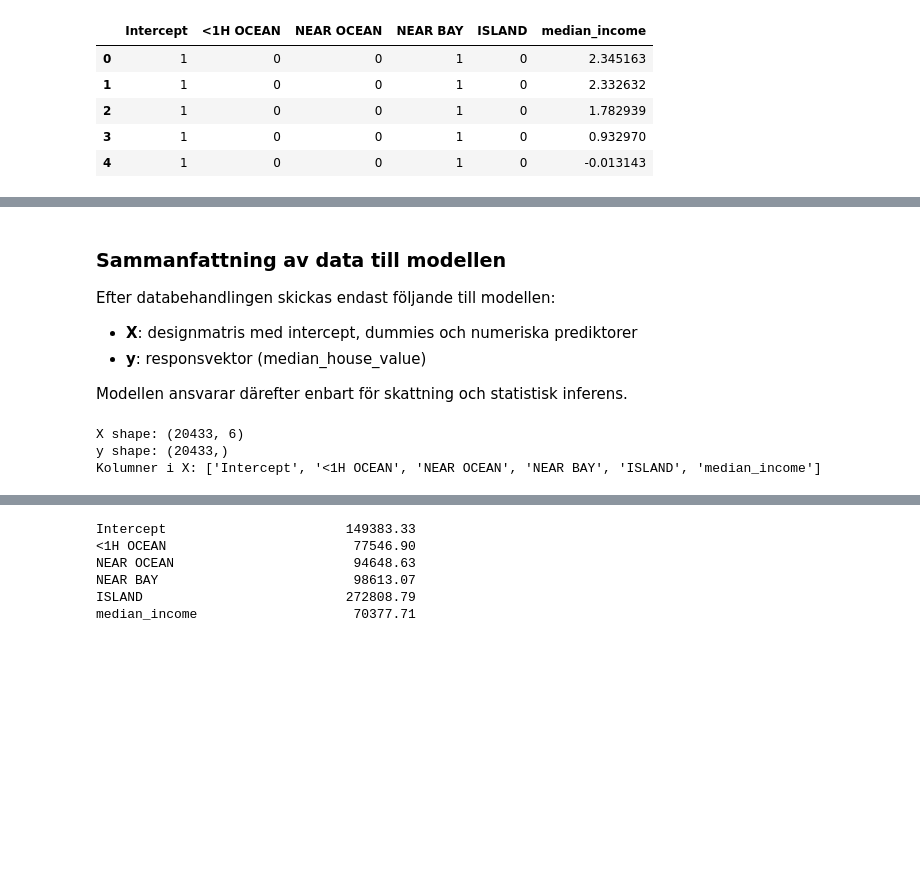
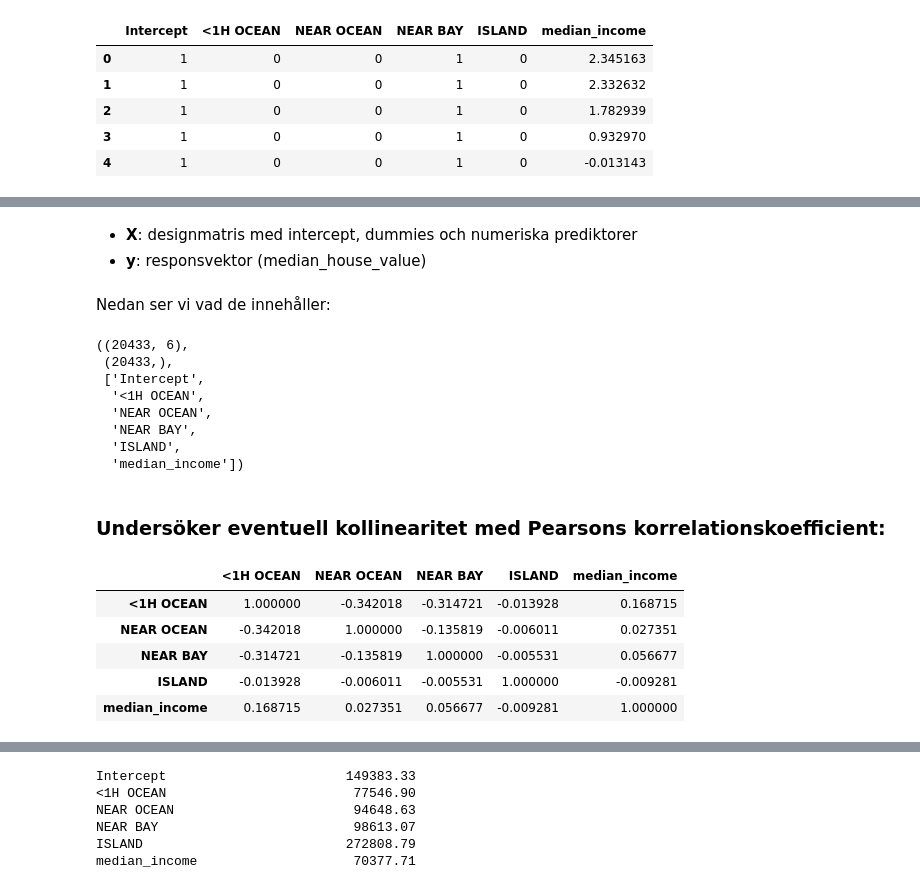
Before and after one commit to F-Degerman/statistical-methods-FANNY-DEGERMAN, a Jupyter notebook: Laboration-Statistik/housing_linear_regression_analysis.ipynb, the cells around one changed output, grey strips where cells are left out. Cells and saved outputs as stored; diff of their text form; code cells hidden in the pictures; blank space fills up the shorter version.

Commit message:
Sorterar och lägger till rubriker. Tar bort upprepningar osv. Lägger till RMSE bl.a

```diff
--- a/Laboration-Statistik/housing_linear_regression_analysis.ipynb
+++ b/Laboration-Statistik/housing_linear_regression_analysis.ipynb
@@ -380,17 +374,34 @@ X_mat = X.to_numpy(dtype=float)
 y_vec = y
 # %% [markdown]
-### Sammanfattning av data till modellen
-
-Efter databehandlingen skickas endast följande till modellen:
 - **X**: designmatris med intercept, dummies och numeriska prediktorer
 - **y**: responsvektor (median_house_value)
-
-Modellen ansvarar därefter enbart för skattning och statistisk inferens.
+# %% [markdown]
+Nedan ser vi vad de innehåller:
 # %%
-print("X shape:", X_mat.shape)
-print("y shape:", y_vec.shape)
-print("Kolumner i X:", list(X.columns))
+X_mat.shape, y_vec.shape, list(X.columns)
 # %% [output]
-X shape: (20433, 6)
-y shape: (20433,)
-Kolumner i X: ['Intercept', '<1H OCEAN', 'NEAR OCEAN', 'NEAR BAY', 'ISLAND', 'median_income']
+((20433, 6),
+ (20433,),
+ ['Intercept',
+  '<1H OCEAN',
+  'NEAR OCEAN',
+  'NEAR BAY',
+  'ISLAND',
+  'median_income'])
+# %% [markdown]
+### Undersöker eventuell **kollinearitet** med Pearsons korrelationskoefficient:
+# %%
+from linear_regression import LinearRegression
+model = LinearRegression(alpha=0.05)
+model.fit(X_mat, y_vec)
+
+corr = model.pearson_X(X.values, include_intercept=False)
+corr_df = pd.DataFrame(corr, index=X.columns[1:], columns=X.columns[1:])
+corr_df
+# %% [output]
+|  | <1H OCEAN | NEAR OCEAN | NEAR BAY | ISLAND | median_income |
+| <1H OCEAN | 1.000000 | -0.342018 | -0.314721 | -0.013928 | 0.168715 |
+| NEAR OCEAN | -0.342018 | 1.000000 | -0.135819 | -0.006011 | 0.027351 |
+| NEAR BAY | -0.314721 | -0.135819 | 1.000000 | -0.005531 | 0.056677 |
+| ISLAND | -0.013928 | -0.006011 | -0.005531 | 1.000000 | -0.009281 |
+| median_income | 0.168715 | 0.027351 | 0.056677 | -0.009281 | 1.000000 |
```
Also changed, not shown: parts of 47 cells of this notebook, 1 other file.
